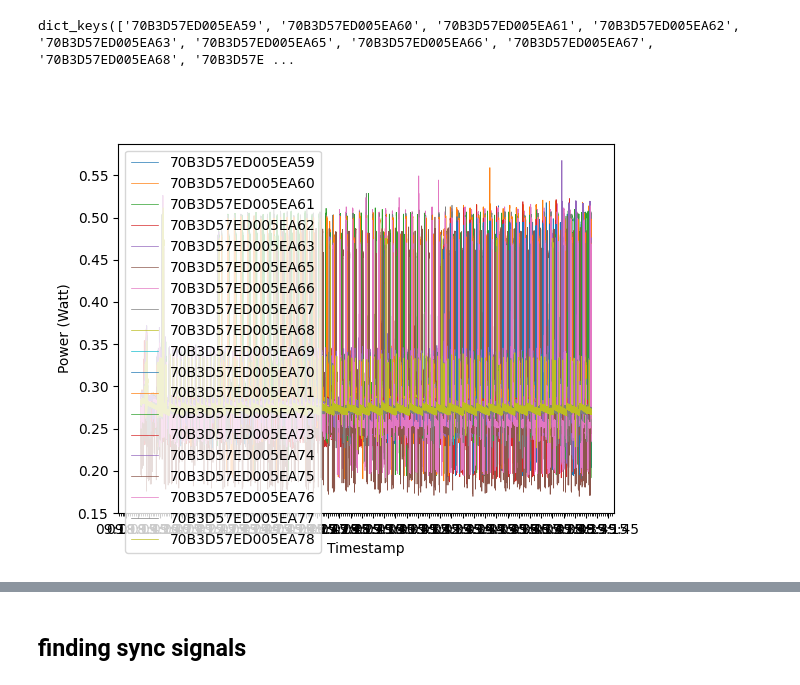
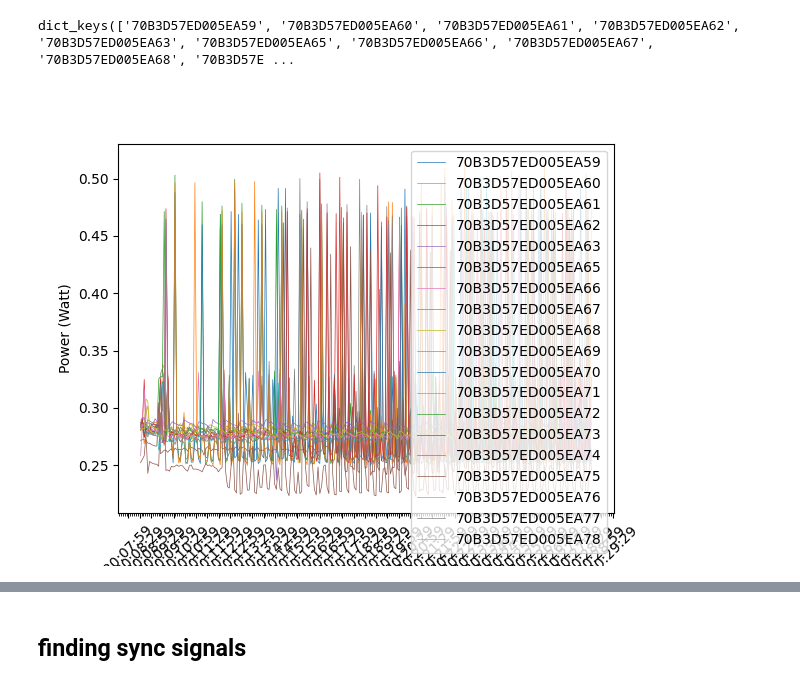
Before and after one commit to FlapKap/Terra-experiments, a Jupyter notebook: experiment/visualize.ipynb, the cells around one changed output, grey strips where cells are left out. Cells and saved outputs as stored; diff of their text form; code cells hidden in the pictures.

```diff
--- a/experiment/visualize.ipynb
+++ b/experiment/visualize.ipynb
@@ -150,19 +159,24 @@ Running query in 'duckdb'
 dict_keys(['70B3D57ED005EA59', '70B3D57ED005EA60', '70B3D57ED005EA61', '70B3D57ED005EA62', '70B3D57ED005EA63', '70B3D57ED005EA65', '70B3D57ED005EA66', '70B3D57ED005EA67', '70B3D57ED005EA68', '70B3D57E ...
 # %%
 plt.figure()
+
 for node_id, group in groups:
-    plt.plot(group.index, group["power"], label=node_id, linewidth=0.5)
+    idxs = np.linspace(0,len(group), 250, endpoint=False, dtype=int)
+
+    subset = group["power"].iloc[idxs]
+    plt.plot(subset.index, subset, label=node_id, linewidth=0.5)
 
 plt.xlabel("Timestamp")
+plt.xticks(rotation=45)
 plt.ylabel("Power (Watt)")
 plt.gca().xaxis.set_major_locator(SecondLocator(interval=30))  # Set the major locator to display labels every 30 seconds
 plt.gca().xaxis.set_minor_locator(SecondLocator(interval=5))  # Set the minor locator to display labels at millisecond level
 plt.gca().xaxis.set_major_formatter(DateFormatter('%H:%M:%S'))
 #plt.gca().xaxis.set_minor_formatter(DateFormatter('%S.%f'))
 plt.legend()
 plt.show()
 # %% [output]
-[figure, old version]
+[figure, new version]
 # %%
 groups["power"].get_group(deveui)
 # %% [output]
```
Also changed, not shown: parts of 42 cells of this notebook, 1 other file.
